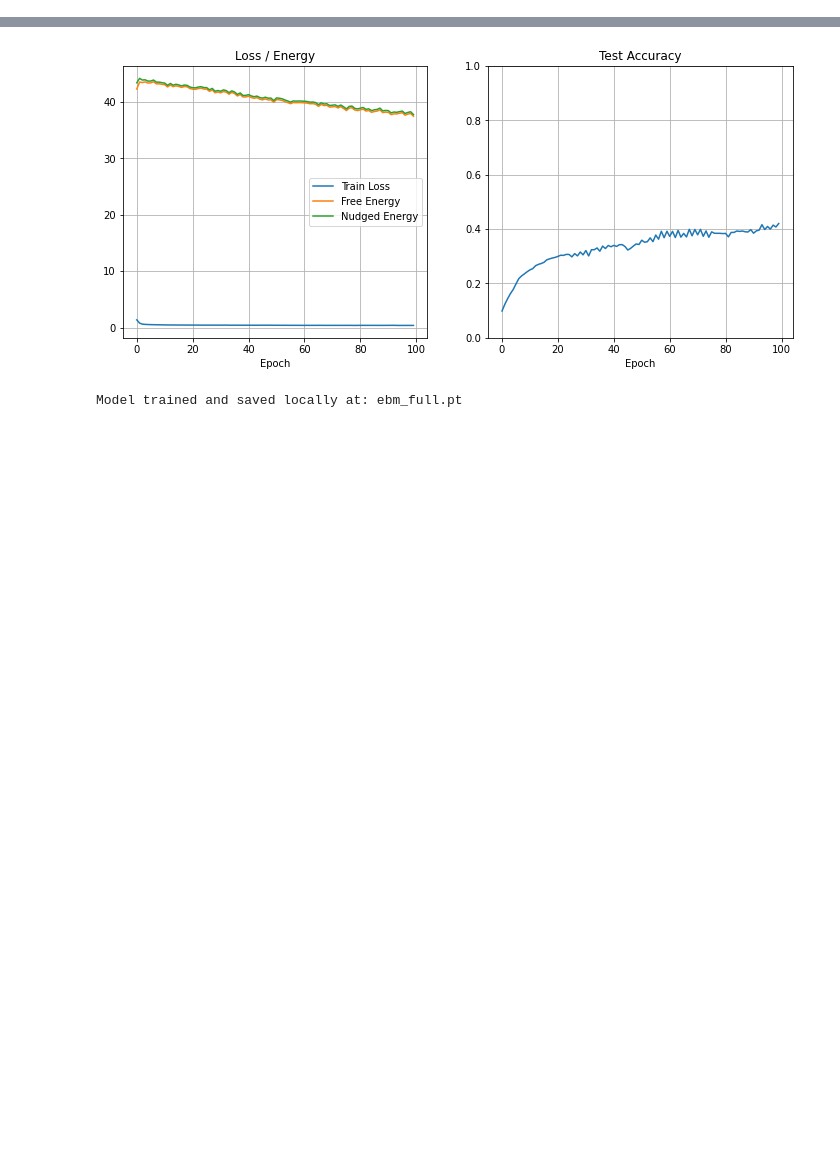
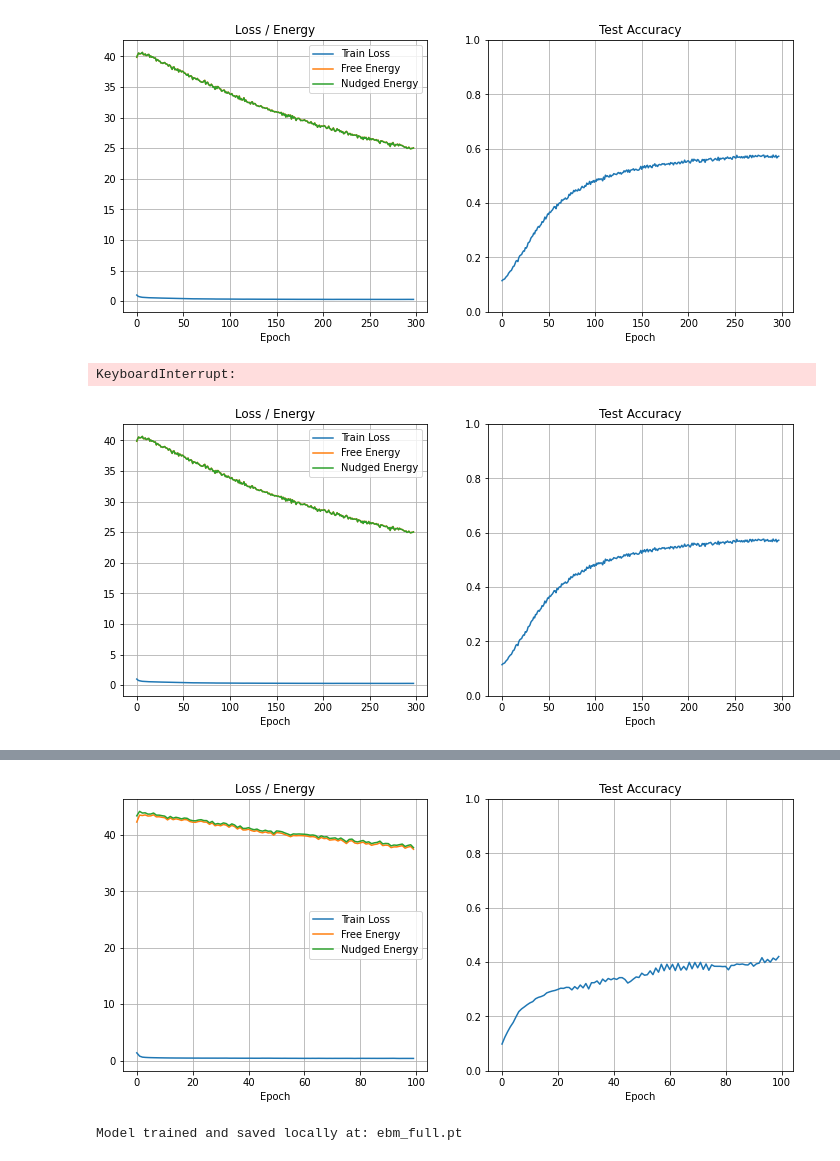
Before and after one commit to CRIS-Lab-2025/energy-based-models, a Jupyter notebook: sadi_multi_layer_ebm/debug.ipynb, the cells around one changed output, grey strips where cells are left out. Saved outputs shown, nothing was run; the diff lists cells and outputs as text; code cells hidden in the pictures; blank space fills up the shorter version.

```diff
--- a/sadi_multi_layer_ebm/debug.ipynb
+++ b/sadi_multi_layer_ebm/debug.ipynb
@@ -0,0 +18,30 @@
+# %%
+MODEL_PATH = "ebm_full.pt"  # Will save in /content by default in Colab
+from multi_layer import EnergyBasedModel
+import torch
+# try:
+
+#     model = EnergyBasedModel.load_from_file(MODEL_PATH)
+#     print("Loaded pretrained model from local disk.")
+
+# except Exception as e:
+# print(f"Could not load model: {e}")
+# print("Training a new model...")
+
+model = EnergyBasedModel.train_model(
+    model = [784,64,32,10],
+    subset_size=10000,
+    epochs=600,
+    lr = 0.6,
+    n_free=20,
+    n_nudge=2,
+    dt=0.2,
+    beta=1,
+)
+
+# model.save_to_file(MODEL_PATH)
+print(f"Model trained and saved locally at: {MODEL_PATH}")
+# %% [output]
+[figure, added]
+KeyboardInterrupt:
+[figure, added]
```
Also changed, not shown: parts of 14 cells of this notebook, 3 other files.
